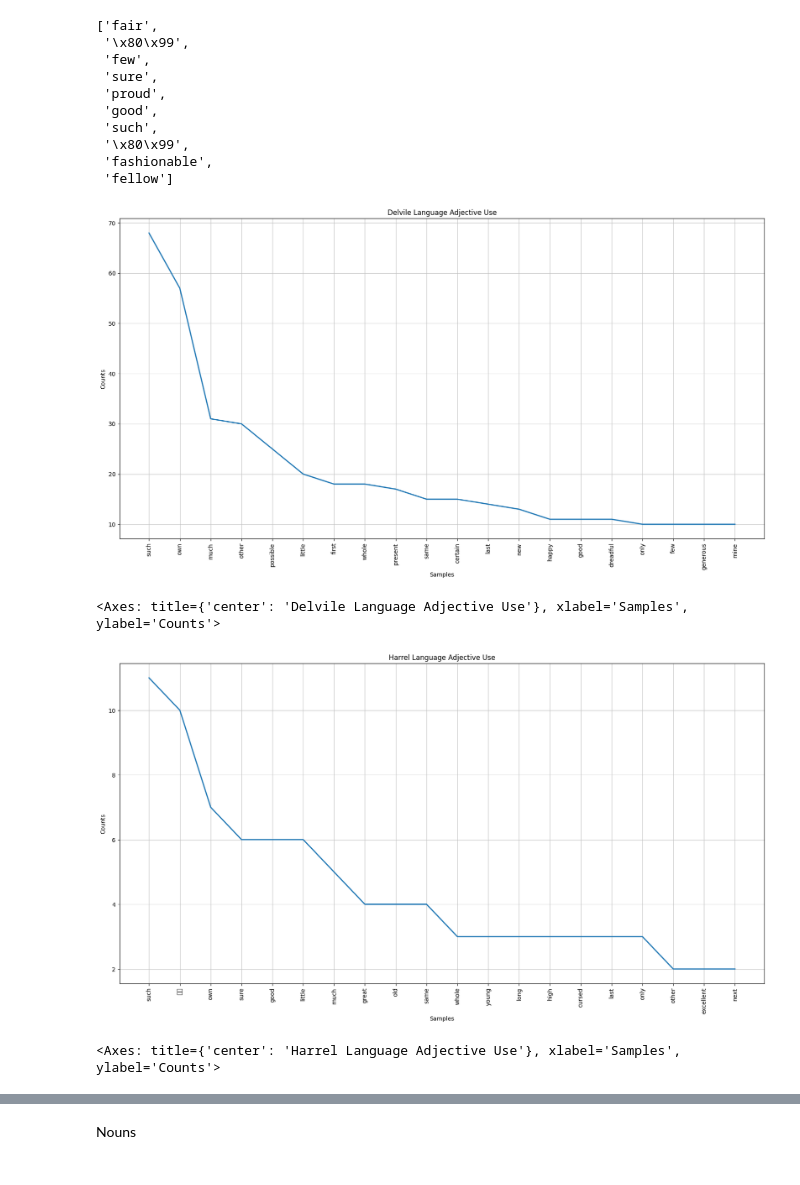
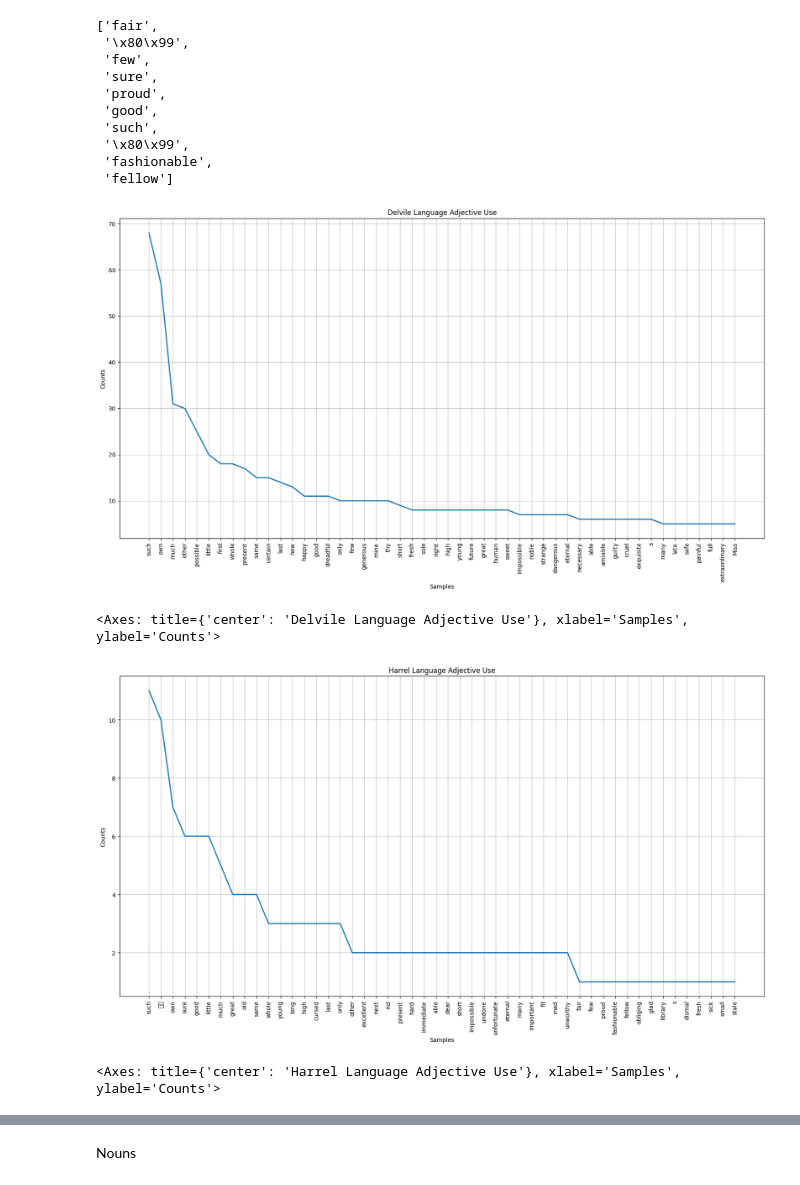
Before and after one commit to hilaryhavens/Cecilia-Harrel-Delvile, a Jupyter notebook: Cecilia_Harrel_and_Delvile_Language.ipynb, the cells around one changed output, grey strips where cells are left out. Cells and saved outputs as stored; diff of their text form; code cells hidden in the pictures.

```diff
--- a/Cecilia_Harrel_and_Delvile_Language.ipynb
+++ b/Cecilia_Harrel_and_Delvile_Language.ipynb
@@ -1000,14 +982,14 @@ h_adjectives[:10]
 # %%
 adjectiveFreqs = nltk.FreqDist(d_adjectives)
 plt.figure(figsize=(20,10))
-adjectiveFreqs.plot(20, title="Delvile Language Adjective Use")
+adjectiveFreqs.plot(50, title="Delvile Language Adjective Use")
 # %% [output]
-[figure, old version]
+[figure, new version]
 <Axes: title={'center': 'Delvile Language Adjective Use'}, xlabel='Samples', ylabel='Counts'>
 # %%
 adjectiveFreqs = nltk.FreqDist(h_adjectives)
 plt.figure(figsize=(20,10))
-adjectiveFreqs.plot(20, title="Harrel Language Adjective Use")
+adjectiveFreqs.plot(50, title="Harrel Language Adjective Use")
 # %% [output]
-[figure, old version]
+[figure, new version]
 <Axes: title={'center': 'Harrel Language Adjective Use'}, xlabel='Samples', ylabel='Counts'>
```
Also changed, not shown: parts of 6 cells of this notebook.
